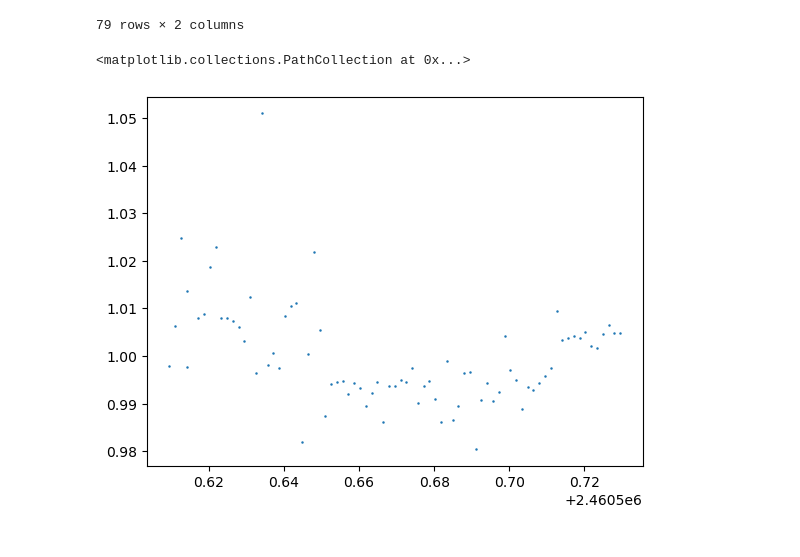
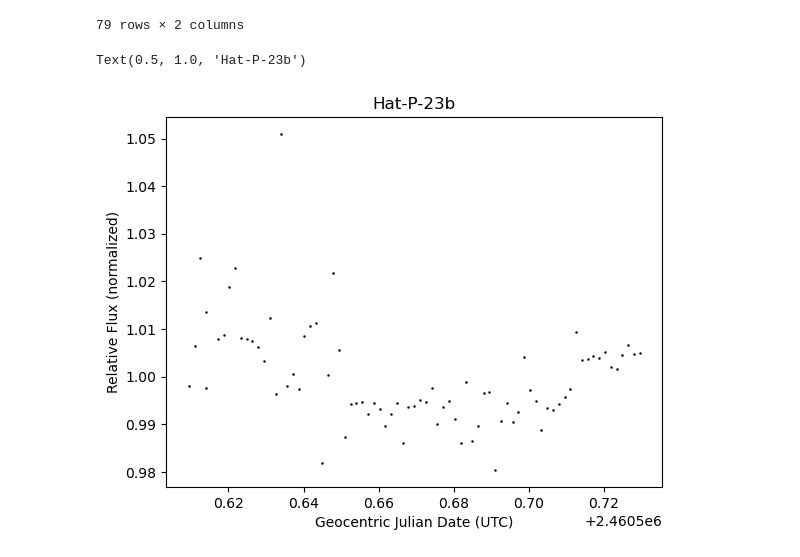
Before and after one commit to STEPUP-AstroPGH/LightKurveDEMO, a Jupyter notebook: doc_examples/curve_with_csv.ipynb, the cells around one changed output. Saved outputs shown, nothing was run; the diff lists cells and outputs as text; code cells hidden in the pictures.

```diff
--- a/doc_examples/curve_with_csv.ipynb
+++ b/doc_examples/curve_with_csv.ipynb
@@ -41,13 +41,16 @@ df.loc[:, ["JD_UTC", "rel_flux_T1"]]
 # %%
 rel_flux_T1 = df.loc[:, "rel_flux_T1"]
 jd_utc = df.loc[:, "JD_UTC"]
 
 #define a figure/axis from the matplotlib library
 fig, ax = plt.subplots()
 
 #for the time being, we normalize to the mean value of rel_flux_T1
 mean=rel_flux_T1.mean()
-ax.scatter(jd_utc,rel_flux_T1/mean, s=0.6)
+ax.scatter(jd_utc,rel_flux_T1/mean, s=0.6, color='black')
+ax.set_xlabel("Geocentric Julian Date (UTC)")
+ax.set_ylabel("Relative Flux (normalized)")
+ax.set_title("Hat-P-23b")
 # %% [output]
-<matplotlib.collections.PathCollection at 0x...>
+Text(0.5, 1.0, 'Hat-P-23b')
-[figure, old version]
+[figure, new version]
```
Also changed, not shown: parts of 1 cell of this notebook, 1 other file.
